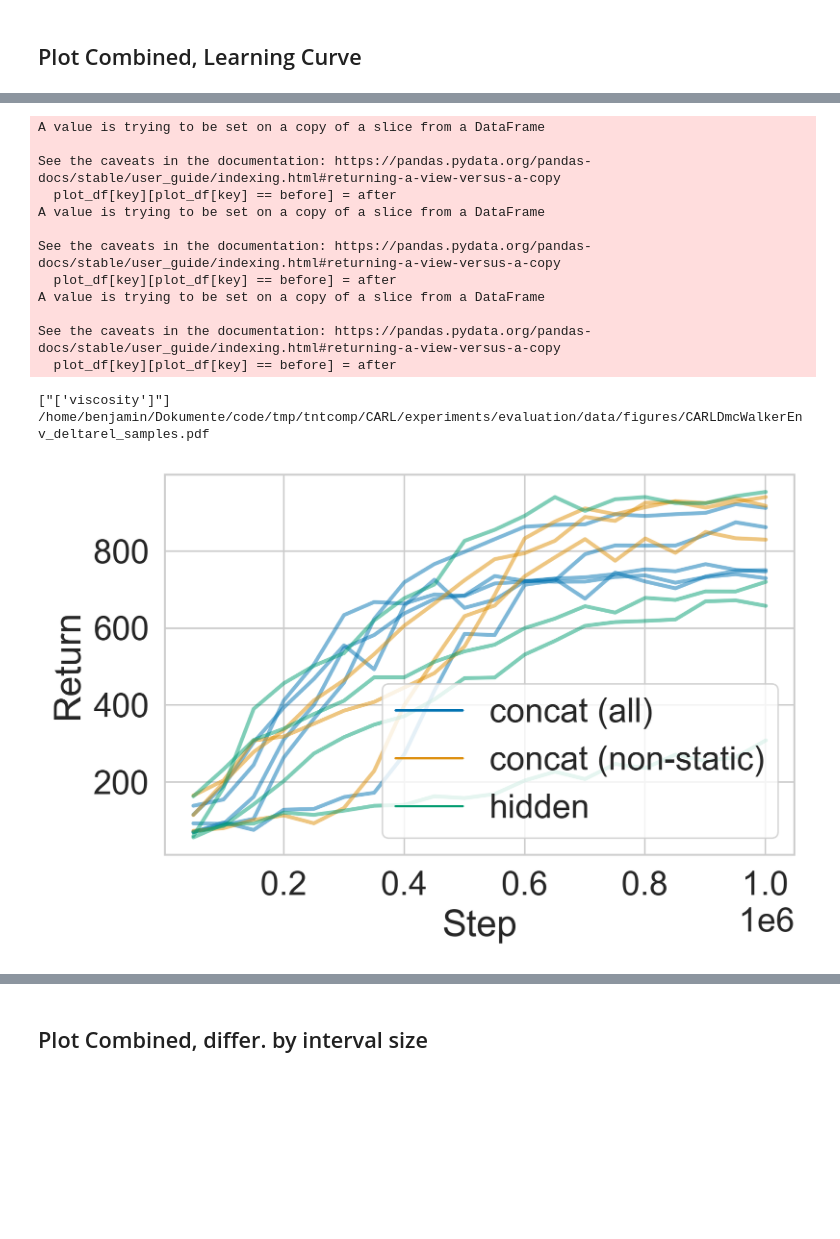
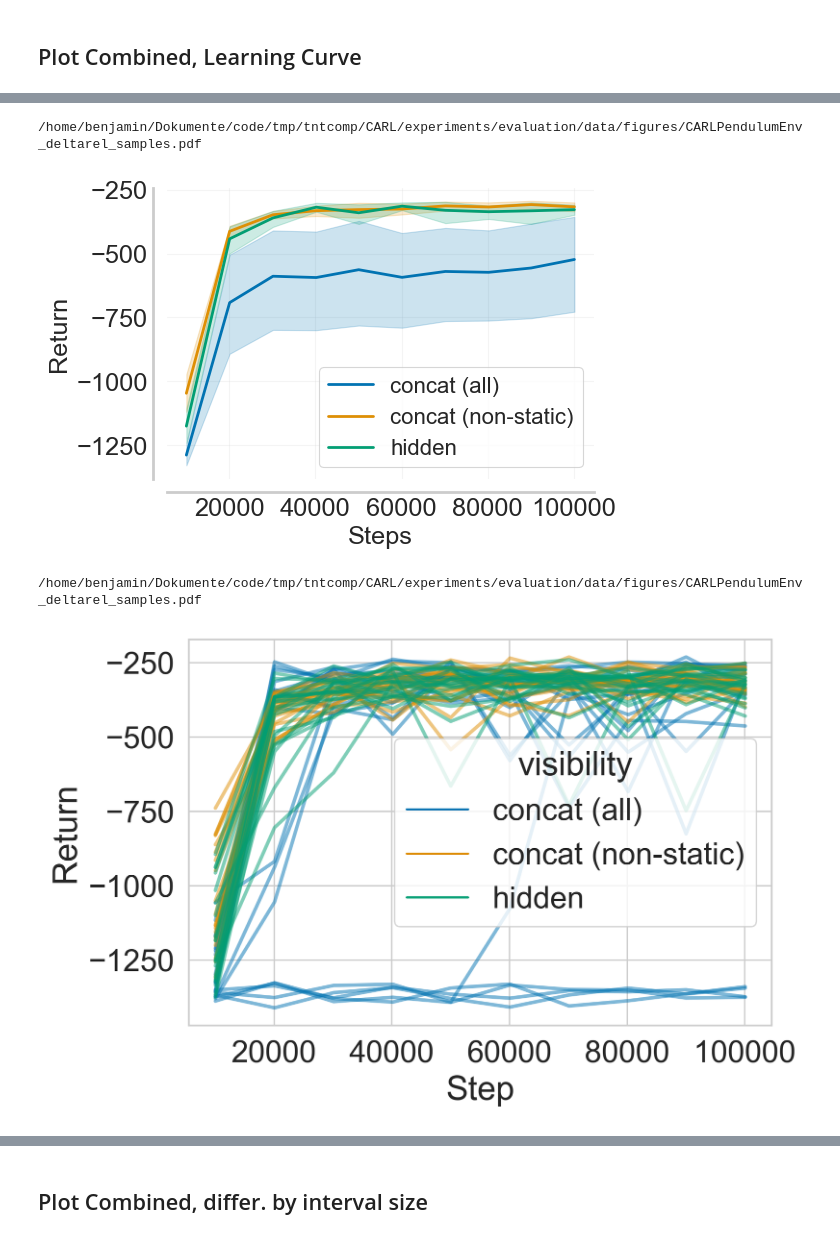
Before and after one commit to automl/CARL, a Jupyter notebook: experiments/evaluation/eval_benchmarking.ipynb, the cells around one changed output, grey strips where cells are left out. Drawn from its saved outputs; the diff is of its cells as text; code cells hidden in the pictures; blank space fills up the shorter version.

```diff
--- a/experiments/evaluation/eval_benchmarking.ipynb
+++ b/experiments/evaluation/eval_benchmarking.ipynb
@@ -47,9 +47,9 @@ experiment = "benchmarking_u"
 algorithm = "sac"
 
 # env_name = "CARLMountainCarEnv"
-# env_name = "CARLPendulumEnv"
+env_name = "CARLPendulumEnv"
 # env_name = "CARLAcrobotEnv"
-env_name = "CARLDmcWalkerEnv"
+# env_name = "CARLDmcWalkerEnv"
 # env_name = "CARLDmcQuadrupedEnv"
 # env_name = "CARLCartPoleEnv"
 # env_name = "CARLBipedalWalkerEnv"
@@ -375,65 +453,43 @@ env            &                                   CARLDmcWalkerEnv \\
 # %%
-import matplotlib.pyplot as plt
-import seaborn as sns
-import numpy as np
+
+
+
+sns.set_style("whitegrid")
+sns.set_context("paper", font_scale=1.1)
+
+ax = plot_utils.plot_sample_efficiency_curve(
+    steps, iqm_scores, iqm_cis, algorithms=algorithms,
+    xlabel=r'Steps',
+    ylabel='Return',
+    figsize=(6,4)
+)
+ax.legend(prop=dict(size=16))
+
+
+fig = ax.get_figure()
+fig.set_tight_layout(True)
+
+fig_fn2 = figoutdir / f"{env_name}_deltarel_agg.pdf"
+fig.savefig(fig_fn2, bbox_inches="tight", dpi=300)
+print(fig_fn)
+
+plt.show()
 
 sns.set_style("whitegrid")
 sns.set_context("paper", font_scale=2)
-
-plot_samples = True
-identifier = "agg"
-kwargs = {}
-if plot_samples:
-    kwargs = dict(estimator=None, units="seed", alpha=0.5)
-    identifier = "samples"
-
-
-fig_fn = figoutdir / f"{env_name}_deltarel_{identifier}.pdf"
-
-
-
-plot_df = load_plot_df(plot_data_fn=plot_data_fn)
-print(plot_df[wkt["context_sampler.context_feature_names"]].unique())
-
-##########################################
-# CARLPendulum specific, TMLR Fig 7
-plot_df = plot_df[plot_df[wkt["wandb.group"]].isin(["concat (all)", "concat (non-static)", "hidden"])]
-
-if env_name == "CARLPendulumEnv":
-    plot_df = plot_df[plot_df[wkt["context_sampler.context_feature_names"]] == "['l']"]
-# plot_df = plot_df[plot_df["seed"] <= 10]
-###########################################
-
-palette = get_palette_visibility(plot_df)
-group_keys = [wandb_key_translator["context_sampler.uniform_bounds_rel"]]
 
 fig = plt.figure(figsize=(6,4), dpi=300)
 ax = fig.add_subplot(111)
 ax = sns.lineplot(ax=ax, data=plot_df, x=wkt["train/global_step"], y=wkt["eval/return"], hue=wkt["wandb.group"], palette=palette, errorbar="ci", lw=2, **kwargs)
 # xticks = np.linspace(0, round(plot_df[wkt["train/global_step"]].max(), -5), 5) # TODO
 # grid.set(xticks=xticks)
 ax.set_xlabel("Step")
 ax.set_ylabel("Return")
-ax.legend()
-fig.set_tight_layout(True)
-
 fig.savefig(fig_fn, bbox_inches="tight", dpi=300)
 print(fig_fn)
-
 plt.show()
 # %% [output]
-A value is trying to be set on a copy of a slice from a DataFrame
-
-See the caveats in the documentation: https://pandas.pydata.org/pandas-docs/stable/user_guide/indexing.html#returning-a-view-versus-a-copy
-  plot_df[key][plot_df[key] == before] = after
-A value is trying to be set on a copy of a slice from a DataFrame
-
-See the caveats in the documentation: https://pandas.pydata.org/pandas-docs/stable/user_guide/indexing.html#returning-a-view-versus-a-copy
-  plot_df[key][plot_df[key] == before] = after
-A value is trying to be set on a copy of a slice from a DataFrame
-
-See the caveats in the documentation: https://pandas.pydata.org/pandas-docs/stable/user_guide/indexing.html#returning-a-view-versus-a-copy
-  plot_df[key][plot_df[key] == before] = after
+/home/benjamin/Dokumente/code/tmp/tntcomp/CARL/experiments/evaluation/data/figures/CARLPendulumEnv_deltarel_samples.pdf
+[figure, new version]
-["['viscosity']"]
-/home/benjamin/Dokumente/code/tmp/tntcomp/CARL/experiments/evaluation/data/figures/CARLDmcWalkerEnv_deltarel_samples.pdf
+/home/benjamin/Dokumente/code/tmp/tntcomp/CARL/experiments/evaluation/data/figures/CARLPendulumEnv_deltarel_samples.pdf
-[figure, old version]
+[figure, added]
```
Also changed, not shown: parts of 3 cells of this notebook, 2 other files.
